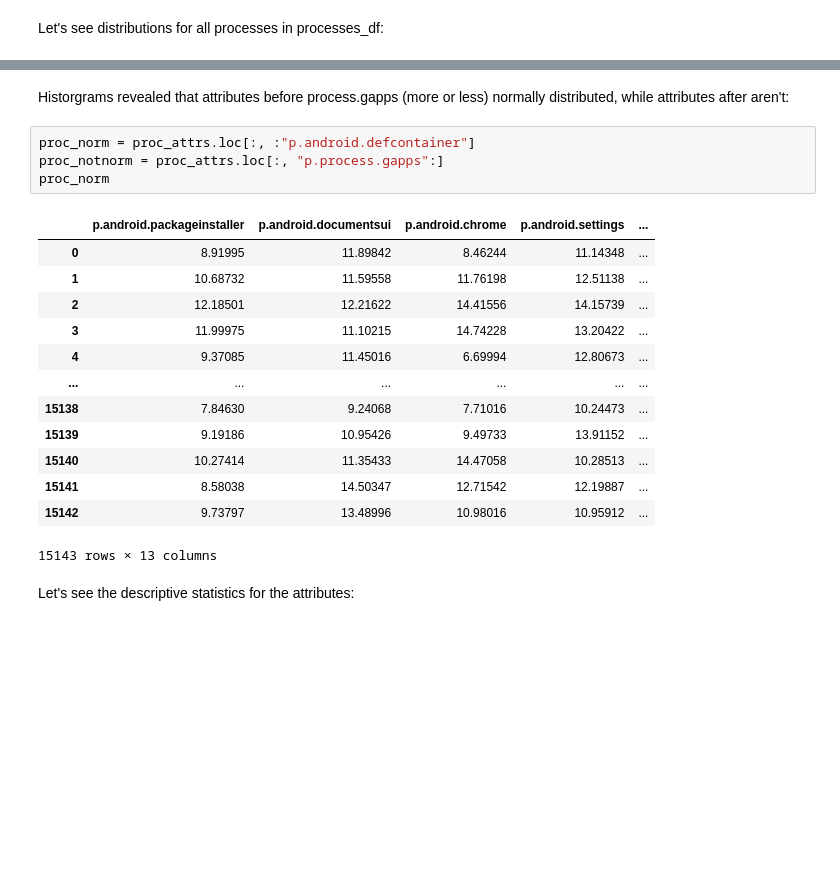
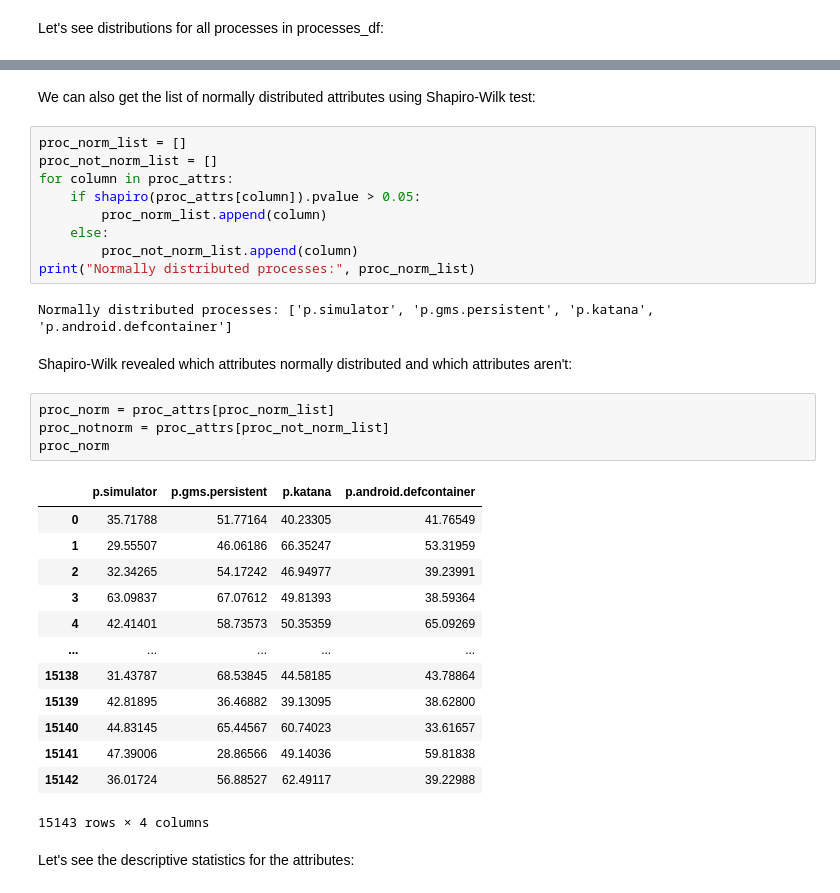
Before and after one commit to Yessirskiy/IAU-Project, a Jupyter notebook: project.ipynb, the cells around one changed output, grey strips where cells are left out. Saved outputs shown, nothing was run; the diff lists cells and outputs as text; blank space fills up the shorter version.

```diff
--- a/project.ipynb
+++ b/project.ipynb
@@ -167,23 +169,36 @@ plt.show()
+# %% [markdown]
+We can also get the list of normally distributed attributes using Shapiro-Wilk test:
+# %%
+proc_norm_list = []
+proc_not_norm_list = []
+for column in proc_attrs:
+    if shapiro(proc_attrs[column]).pvalue > 0.05:
+        proc_norm_list.append(column)
+    else:
+        proc_not_norm_list.append(column)
+print("Normally distributed processes:", proc_norm_list)
+# %% [output]
+Normally distributed processes: ['p.simulator', 'p.gms.persistent', 'p.katana', 'p.android.defcontainer']
 # %% [markdown]
-Historgrams revealed that attributes before process.gapps (more or less) normally distributed, while attributes after aren't:
+Shapiro-Wilk revealed which attributes normally distributed and which attributes aren't:
 # %%
-proc_norm = proc_attrs.loc[:, :"p.android.defcontainer"]
-proc_notnorm = proc_attrs.loc[:, "p.process.gapps":]
+proc_norm = proc_attrs[proc_norm_list]
+proc_notnorm = proc_attrs[proc_not_norm_list]
 proc_norm
 # %% [output]
-|  | p.android.packageinstaller | p.android.documentsui | p.android.chrome | p.android.settings | ... |
-| 0 | 8.91995 | 11.89842 | 8.46244 | 11.14348 | ... |
-| 1 | 10.68732 | 11.59558 | 11.76198 | 12.51138 | ... |
-| 2 | 12.18501 | 12.21622 | 14.41556 | 14.15739 | ... |
-| 3 | 11.99975 | 11.10215 | 14.74228 | 13.20422 | ... |
-| 4 | 9.37085 | 11.45016 | 6.69994 | 12.80673 | ... |
-| ... | ... | ... | ... | ... | ... |
-| 15138 | 7.84630 | 9.24068 | 7.71016 | 10.24473 | ... |
-| 15139 | 9.19186 | 10.95426 | 9.49733 | 13.91152 | ... |
-| 15140 | 10.27414 | 11.35433 | 14.47058 | 10.28513 | ... |
-| 15141 | 8.58038 | 14.50347 | 12.71542 | 12.19887 | ... |
-| 15142 | 9.73797 | 13.48996 | 10.98016 | 10.95912 | ... |
+|  | p.simulator | p.gms.persistent | p.katana | p.android.defcontainer |
+| 0 | 35.71788 | 51.77164 | 40.23305 | 41.76549 |
+| 1 | 29.55507 | 46.06186 | 66.35247 | 53.31959 |
+| 2 | 32.34265 | 54.17242 | 46.94977 | 39.23991 |
+| 3 | 63.09837 | 67.07612 | 49.81393 | 38.59364 |
+| 4 | 42.41401 | 58.73573 | 50.35359 | 65.09269 |
+| ... | ... | ... | ... | ... |
+| 15138 | 31.43787 | 68.53845 | 44.58185 | 43.78864 |
+| 15139 | 42.81895 | 36.46882 | 39.13095 | 38.62800 |
+| 15140 | 44.83145 | 65.44567 | 60.74023 | 33.61657 |
+| 15141 | 47.39006 | 28.86566 | 49.14036 | 59.81838 |
+| 15142 | 36.01724 | 56.88527 | 62.49117 | 39.22988 |
-15143 rows × 13 columns
+15143 rows × 4 columns
 # %% [markdown]
 Let's see the descriptive statistics for the attributes:
 # %%
```
Also changed, not shown: parts of 32 cells of this notebook.
